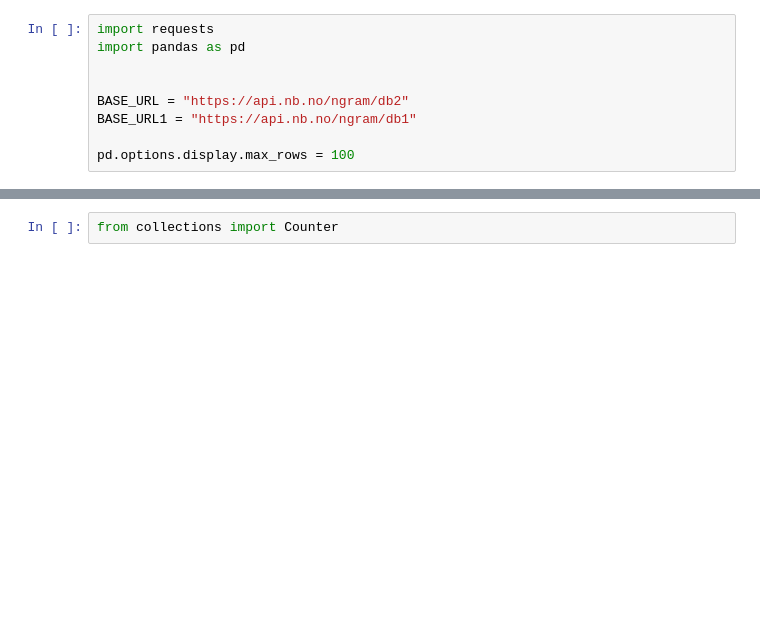
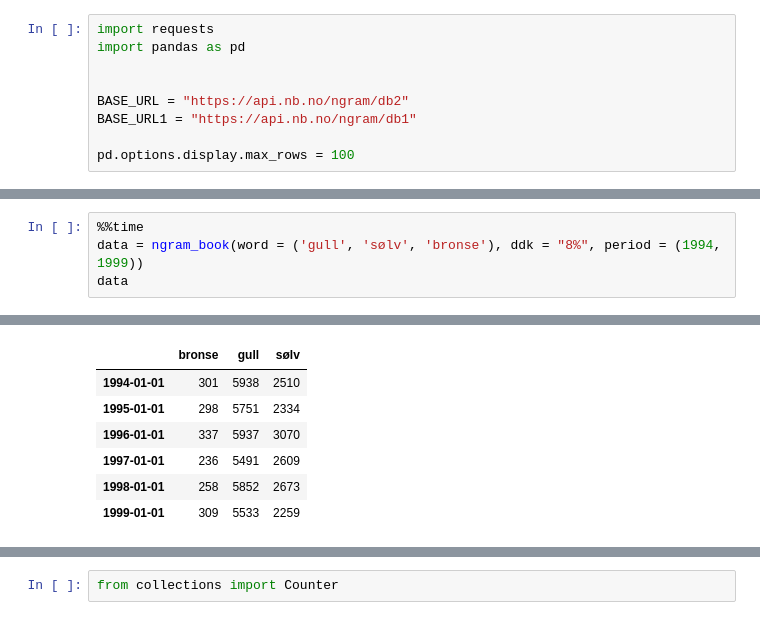
Before and after one commit to NationalLibraryOfNorway/DHLAB, a Jupyter notebook: test_ngram.ipynb, the cells around one changed output, grey strips where cells are left out. Saved outputs shown, nothing was run; the diff lists cells and outputs as text; blank space fills up the shorter version.

```diff
--- a/test_ngram.ipynb
+++ b/test_ngram.ipynb
@@ -63,0 +56,5 @@ Wall time: 945 ms
+# %%
+%%time
+data = ngram_book(word = ('gull', 'sølv', 'bronse'), ddk = "8%", period = (1994, 1999))
+data
+# %% [output]
@@ -64,3 +62,10 @@ Wall time: 945 ms
+|  | bronse | gull | sølv |
+| 1994-01-01 | 301 | 5938 | 2510 |
+| 1995-01-01 | 298 | 5751 | 2334 |
+| 1996-01-01 | 337 | 5937 | 3070 |
+| 1997-01-01 | 236 | 5491 | 2609 |
+| 1998-01-01 | 258 | 5852 | 2673 |
+| 1999-01-01 | 309 | 5533 | 2259 |
 # %%
 data.plot()
 # %% [output]
```
Also changed, not shown: parts of 5 cells of this notebook.
